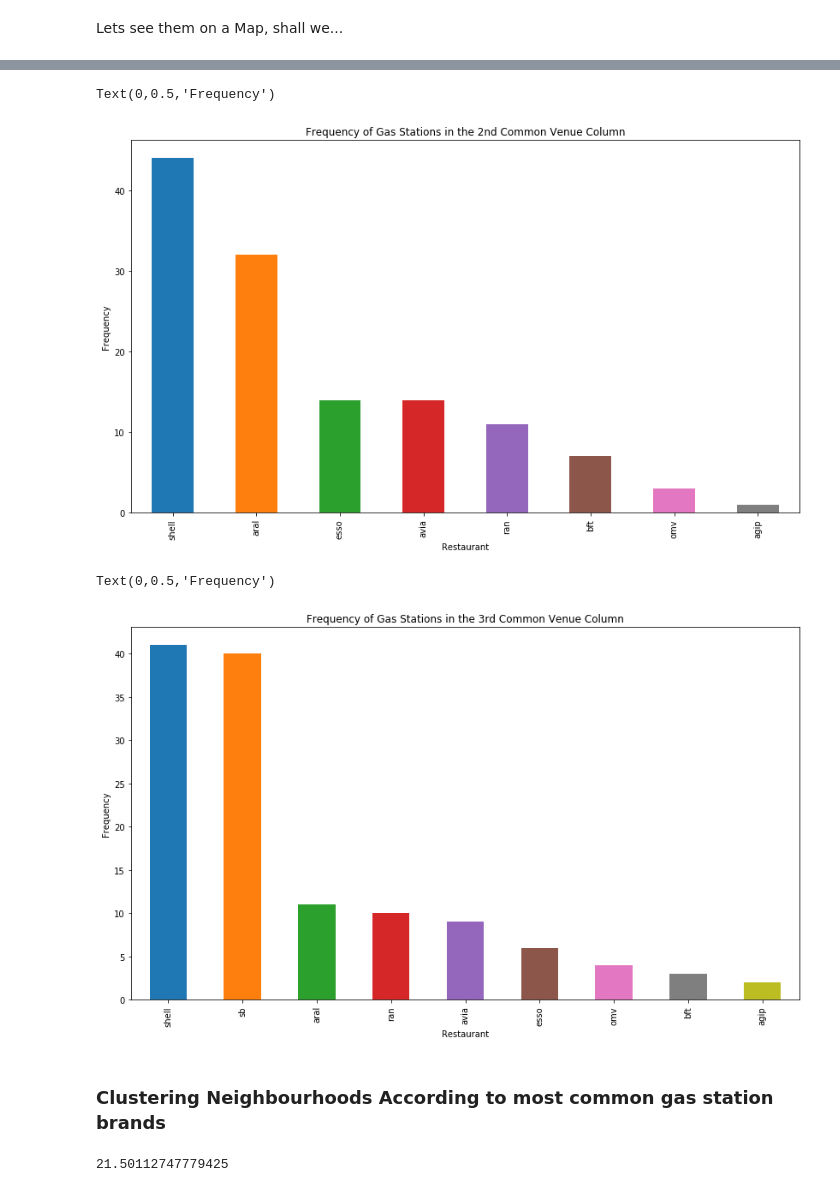
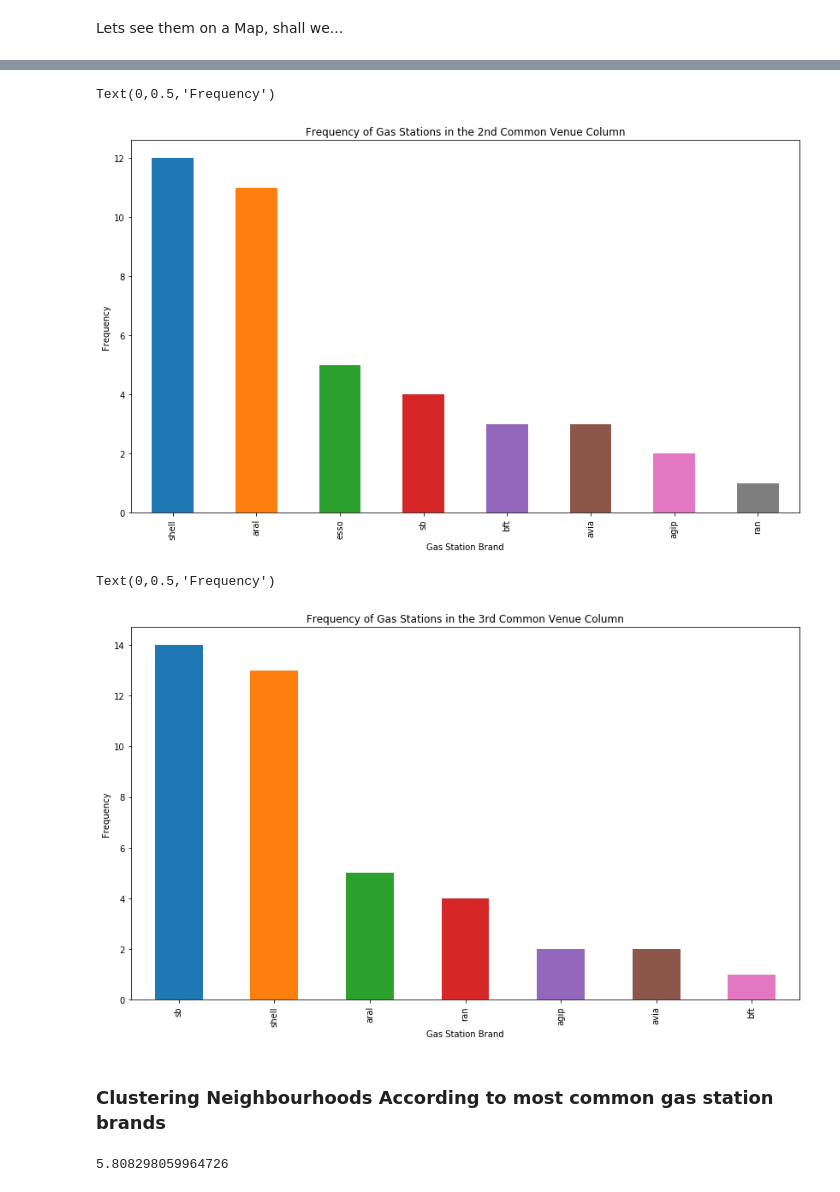
Before and after one commit to merula89/Coursera_Capstone, a Jupyter notebook: week4data/CapStoneProjectMR.ipynb, the cells around one changed output, grey strips where cells are left out. Saved outputs shown, nothing was run; the diff lists cells and outputs as text; code cells hidden in the pictures.

```diff
--- a/week4data/CapStoneProjectMR.ipynb
+++ b/week4data/CapStoneProjectMR.ipynb
@@ -193,3 +187,6 @@ Stetten am kalten Markt
+# %%
+# This time i dont have to download it each time.... saves time
+venues = pd.read_csv("temp_venues.csv",encoding="utf-8")
 # %%
 venues.groupby('Community').count()
 # %% [output]
@@ -255,4 +236,7 @@ for index,row in venues.iterrows():
     if not found:
         venues.drop(index,inplace=True)
 venues.shape
+
+venues=venues.drop_duplicates(subset=["Venue Latitude","Venue Longitude"])
+venues
 # %% [output]
@@ -358,13 +348,15 @@ filteredGas_df_grouped
 # %%
-num_top_venues = 5
+num_top_venues = 3
 
 for hood in filteredGas_df_grouped['Community']:
+
     print("----"+hood+"----")
     temp = filteredGas_df_grouped[filteredGas_df_grouped['Community'] == hood].T.reset_index()
-    temp.columns = ['venue','freq']
+    temp.columns = ['venue','freq']S
     temp = temp.iloc[1:]
     temp['freq'] = temp['freq'].astype(float)
     temp = temp.round({'freq': 2})
+    temp = temp[(temp[['freq']] != 0).all(axis=1)]
     print(temp.sort_values('freq', ascending=False).reset_index(drop=True).head(num_top_venues))
     print('\n')
 # %% [output]
@@ -388,5 +380,25 @@ for hood in filteredGas_df_grouped['Community']:
 # %%
-num_top_venues = 5
+def return_most_common_venues(row, num_top_venues):
+
+    row_categories = row.iloc[1:]
+    row_categories_sorted = row_categories.sort_values(ascending=False)
+
+    returnedValues = []
+    #print("before ",returnedValues)
+
+    for index,value in row_categories_sorted[0:num_top_venues].iteritems():
+        #print(index , "  " , value)
+        if np.isnan(value):
+            #print("Delete")
+            returnedValues.append(np.nan)
+        else:
+            returnedValues.append(index)
+    #print("after ",returnedValues)
+    return returnedValues
+
+
+
+num_top_venues = 3
 
 indicators = ['st', 'nd', 'rd']
 
@@ -402,6 +414,7 @@ for ind in np.arange(num_top_venues):
 neighbourhoods_venues_sorted = pd.DataFrame(columns=columns)
 neighbourhoods_venues_sorted['Community'] = filteredGas_df_grouped['Community']
 
+
 for ind in np.arange(filteredGas_df_grouped.shape[0]):
     neighbourhoods_venues_sorted.iloc[ind, 1:] = return_most_common_venues(filteredGas_df_grouped.iloc[ind, :], num_top_venues)
 
@@ -439,29 +452,29 @@ neighbourhoods_venues_sorted['2nd Most Common Venue'].value_counts()
 ax = neighbourhoods_venues_sorted['2nd Most Common Venue'].value_counts().plot(kind='bar',
                                     figsize=(14,8),
                                     title="Frequency of Gas Stations in the 2nd Common Venue Column")
-ax.set_xlabel("Restaurant")
+ax.set_xlabel("Gas Station Brand")
 ax.set_ylabel("Frequency")
 # %% [output]
 Text(0,0.5,'Frequency')
-[figure, old version]
+[figure, new version]
 # %%
 neighbourhoods_venues_sorted['3rd Most Common Venue'].value_counts()
 ax = neighbourhoods_venues_sorted['3rd Most Common Venue'].value_counts().plot(kind='bar',
                                     figsize=(14,8),
                                     title="Frequency of Gas Stations in the 3rd Common Venue Column")
-ax.set_xlabel("Restaurant")
+ax.set_xlabel("Gas Station Brand")
 ax.set_ylabel("Frequency")
 # %% [output]
 Text(0,0.5,'Frequency')
-[figure, old version]
+[figure, new version]
 # %% [markdown]
 ### Clustering Neighbourhoods According to most common gas station brands
 # %%
 # set number of clusters
-kclusters = 3
+kclusters = 7
 
 filteredGas_df_grouped_clustering = filteredGas_df_grouped.drop('Community', 1)
-
+filteredGas_df_grouped_clustering.replace(np.nan,0,inplace=True) # change back the nan values because the clustering can not handle it
 # run k-means clustering
 kmeans = KMeans(n_clusters=kclusters, random_state=0).fit(filteredGas_df_grouped_clustering)
 
@@ -471,5 +484,5 @@ kmeans.labels_[0:10]
 # scoring
 print(kmeans.inertia_)
 # %% [output]
-21.50112747779425
+5.808298059964726
 # %%
```
Also changed, not shown: parts of 21 cells of this notebook, 1 other file.
